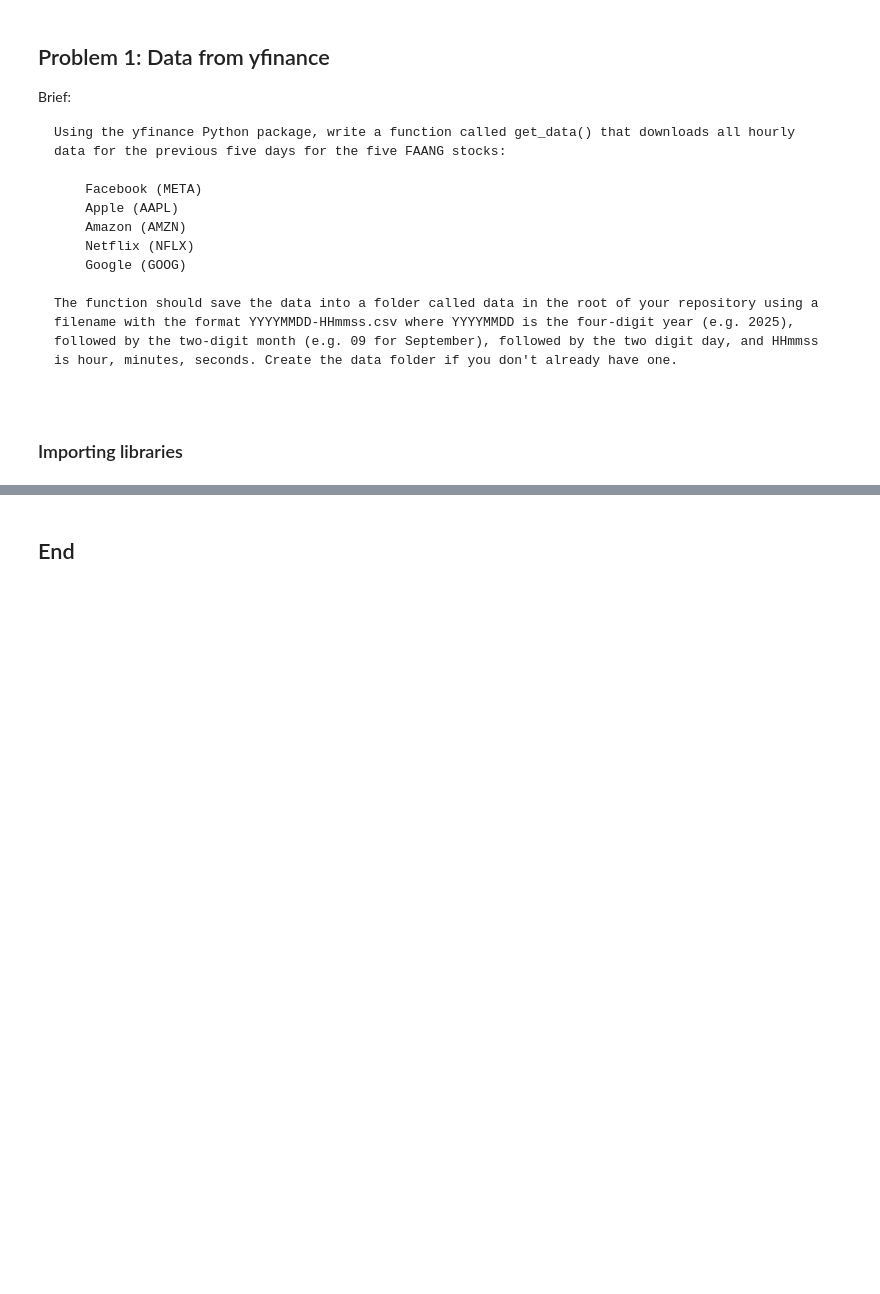
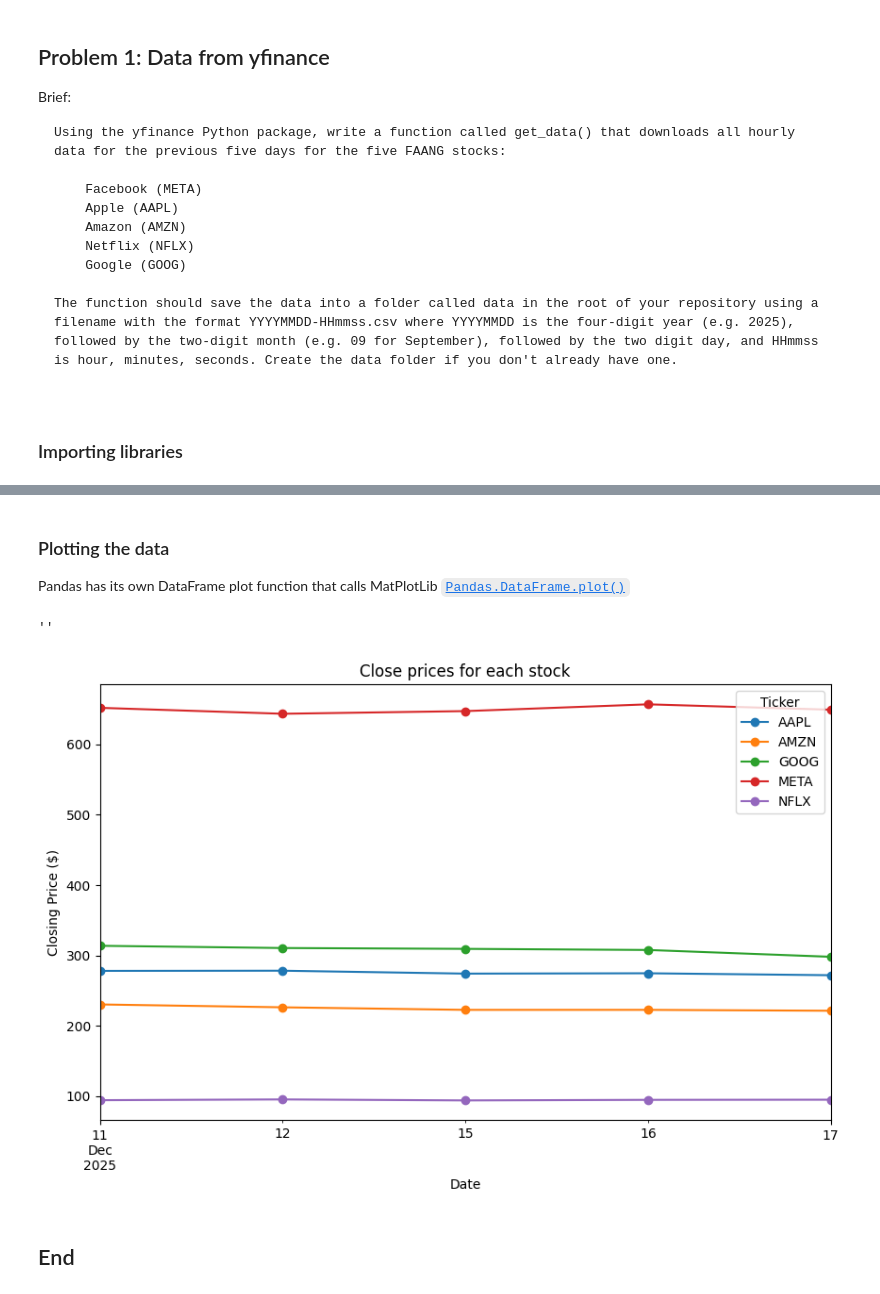
Before and after one commit to SuColl/computer-infrastructure-assessment, a Jupyter notebook: problems.ipynb, the cells around one changed output, grey strips where cells are left out. Drawn from its saved outputs; the diff is of its cells as text; code cells hidden in the pictures; blank space fills up the shorter version.

Commit message:
Reading in CSV, plotting data

```diff
--- a/problems.ipynb
+++ b/problems.ipynb
@@ -60,0 +78,17 @@ week_data.to_csv("data/test.csv")
+# %%
+# Reading DataFrame from CSV file using pandas.read_csv()
+# (Ref: https://pandas.pydata.org/docs/reference/api/pandas.read_csv.html).
+# Parameters:
+# header=[0,1] - The first two rows of the CSV file contain MultiIndex header information,
+# index_col=0 - I want column 0, the dates, to be the index of the resulting DataFrame,
+# parse_dates=[0] - I want the index values to be parsed as dates (i.e. as datetime objects.)
+# (adapted from https://stackoverflow.com/a/37453925)
+plot_data = pd.read_csv("data/test.csv", header=[0,1], index_col=0, parse_dates=[0])
+
+# Look at resulting DataFrame
+#print(plot_data.columns)
+#print(plot_data.shape)
+#print(plot_data.index)
+#print(plot_data.dtypes)
+
+plot_data
@@ -61,2 +153,21 @@ week_data.to_csv("data/test.csv")
+# %% [markdown]
+### Plotting the data
+Pandas has its own DataFrame plot function that calls MatPlotLib [`Pandas.DataFrame.plot()`](https://pandas.pydata.org/docs/reference/api/pandas.DataFrame.plot.html)
+# %%
+# Plot the Close prices for each of the five stocks.
+
+fig,ax = plt.subplots(figsize=(10, 6))
+
+plt.title("Close prices for each stock")
+plt.ylabel("Closing Price ($)")
+plt.xlabel("Date")
+
+plot_data["Close"].plot(ax=ax, marker='o')
+
+
+;
+# %% [output]
+''
+[figure, added]
 # %% [markdown]
 ## End
```
Also changed, not shown: parts of 11 cells of this notebook, 1 other file.
